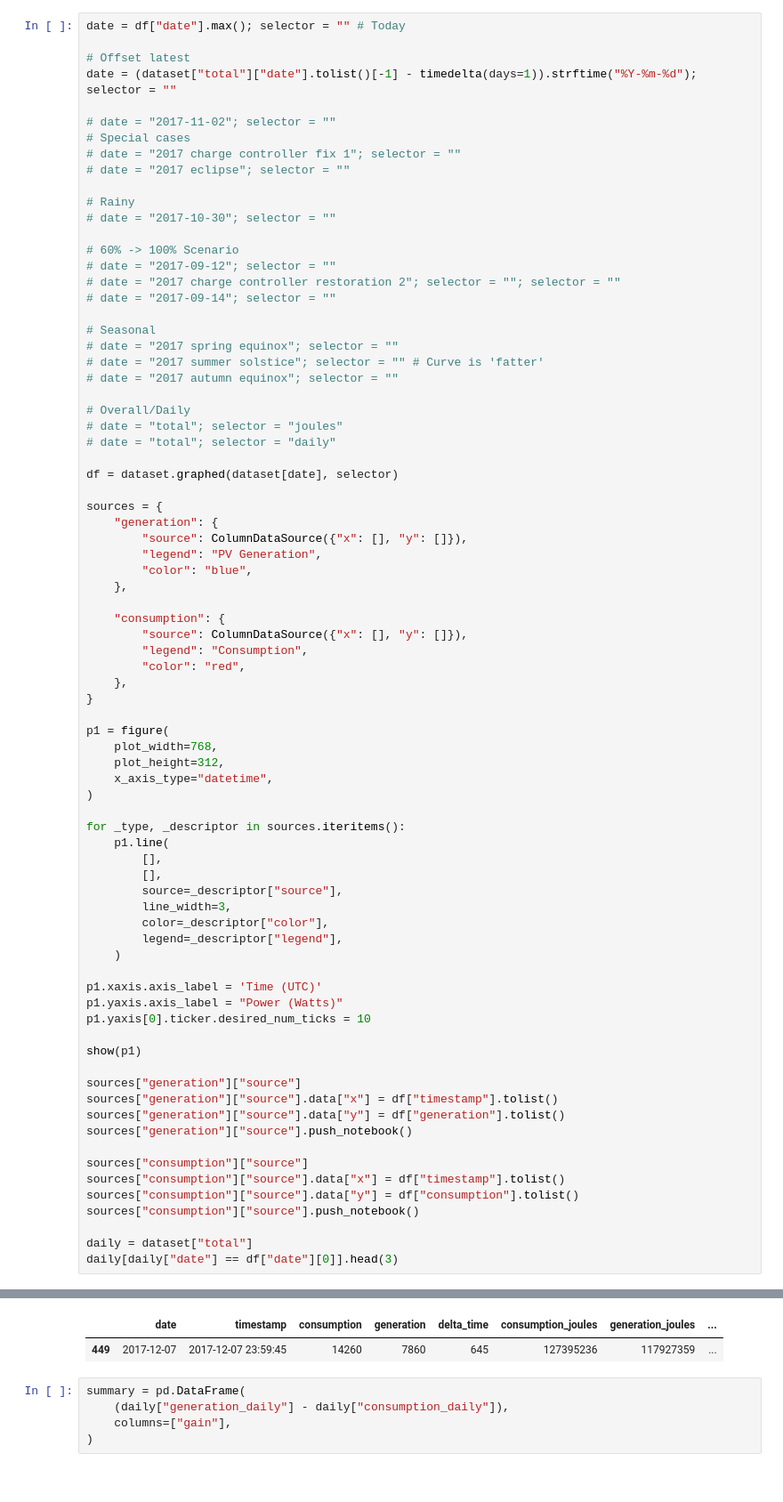
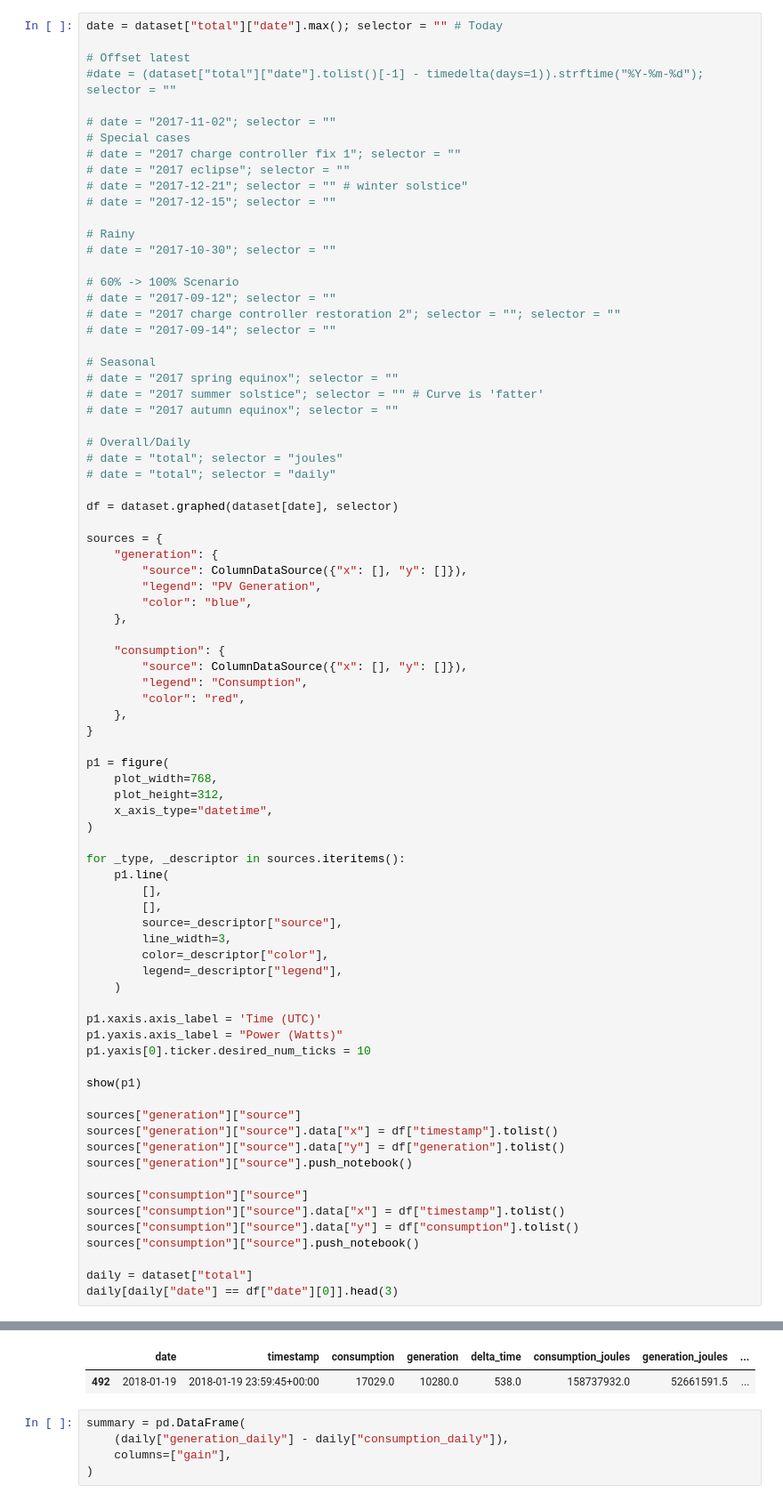
Before and after one commit to damionw/pvData, a Jupyter notebook: pvData/notebooks/Year of Living Solar.ipynb, the cells around one changed output, grey strips where cells are left out. Shown at 89% size. Drawn from its saved outputs; the diff is of its cells as text.

```diff
--- a/pvData/notebooks/Year of Living Solar.ipynb
+++ b/pvData/notebooks/Year of Living Solar.ipynb
@@ -42,13 +42,15 @@ WARNING:root:Computing daily statistics
 # %%
-date = df["date"].max(); selector = "" # Today
+date = dataset["total"]["date"].max(); selector = "" # Today
 
 # Offset latest
-date = (dataset["total"]["date"].tolist()[-1] - timedelta(days=1)).strftime("%Y-%m-%d"); selector = ""
+#date = (dataset["total"]["date"].tolist()[-1] - timedelta(days=1)).strftime("%Y-%m-%d"); selector = ""
 
 # date = "2017-11-02"; selector = ""
 # Special cases
 # date = "2017 charge controller fix 1"; selector = ""
 # date = "2017 eclipse"; selector = ""
+# date = "2017-12-21"; selector = "" # winter solstice"
+# date = "2017-12-15"; selector = ""
 
 # Rainy
 # date = "2017-10-30"; selector = ""
@@ -93,34 +95,34 @@ for _type, _descriptor in sources.iteritems():
     p1.line(
         [],
         [],
         source=_descriptor["source"],
         line_width=3,
         color=_descriptor["color"],
         legend=_descriptor["legend"],
     )
 
 p1.xaxis.axis_label = 'Time (UTC)'
 p1.yaxis.axis_label = "Power (Watts)"
 p1.yaxis[0].ticker.desired_num_ticks = 10
 
 show(p1)
 
 sources["generation"]["source"]
 sources["generation"]["source"].data["x"] = df["timestamp"].tolist()
 sources["generation"]["source"].data["y"] = df["generation"].tolist()
 sources["generation"]["source"].push_notebook()
 
 sources["consumption"]["source"]
 sources["consumption"]["source"].data["x"] = df["timestamp"].tolist()
 sources["consumption"]["source"].data["y"] = df["consumption"].tolist()
 sources["consumption"]["source"].push_notebook()
 
 daily = dataset["total"]
 daily[daily["date"] == df["date"][0]].head(3)
 # %% [output]
 [interactive output not drawn]
 |  | date | timestamp | consumption | generation | delta_time | consumption_joules | generation_joules | ... |
-| 449 | 2017-12-07 | 2017-12-07 23:59:45 | 14260 | 7860 | 645 | 127395236 | 117927359 | ... |
+| 492 | 2018-01-19 | 2018-01-19 23:59:45+00:00 | 17029.0 | 10280.0 | 538.0 | 158737932.0 | 52661591.5 | ... |
 # %%
 summary = pd.DataFrame(
     (daily["generation_daily"] - daily["consumption_daily"]),
```
Also changed, not shown: parts of 2 cells of this notebook.
